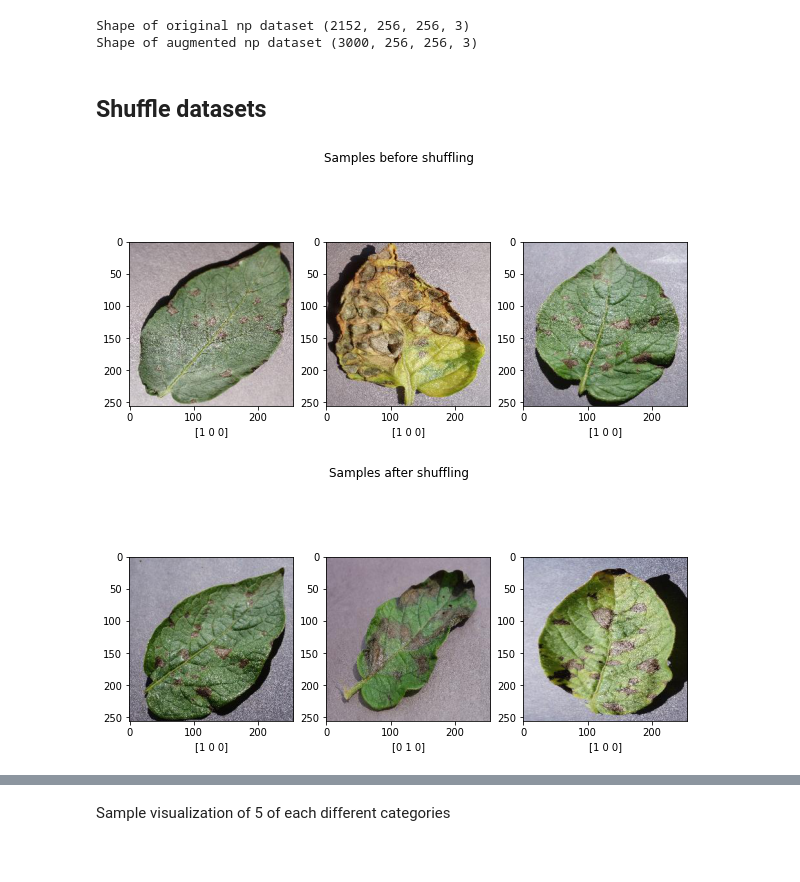
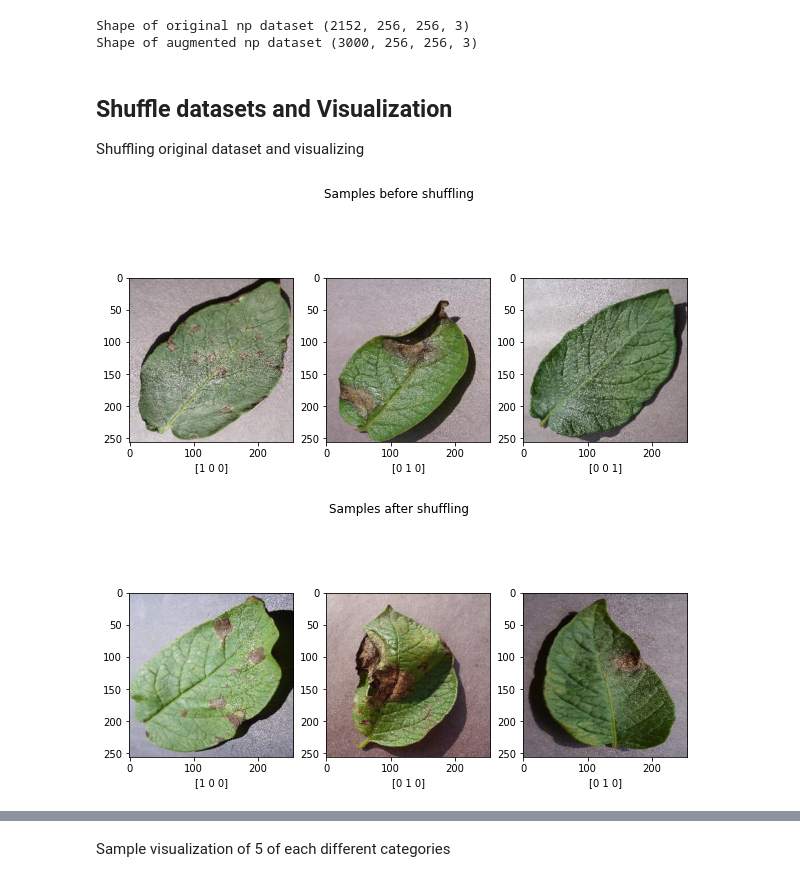
Before and after one commit to sayan0506/Agriculture-project-notes-and-references, a Jupyter notebook: Potato_Leaf_Classifer.ipynb, the cells around one changed output, grey strips where cells are left out. Cells and saved outputs as stored; diff of their text form; code cells hidden in the pictures.

```diff
--- a/Potato_Leaf_Classifer.ipynb
+++ b/Potato_Leaf_Classifer.ipynb
@@ -456,32 +490,34 @@ Sample binarized label:
 ## Converting images to numpy array and Normalizing
 # %%
 # numpy array for original image list
-np_image_list_original = np.array(image_list_original, dtype = np.float32)/255.0
+image_list_original = np.array(image_list_original, dtype = np.float32)/255.0
 
 # numpy array for augmented image list
-np_image_list_augmented = np.array(image_list_augmented, dtype = np.float32)/255.0
+image_list_augmented = np.array(image_list_augmented, dtype = np.float32)/255.0
 
-print(f'Shape of original np dataset {np_image_list_original.shape}')
-print(f'Shape of augmented np dataset {np_image_list_augmented.shape}')
+print(f'Shape of original np dataset {image_list_original.shape}')
+print(f'Shape of augmented np dataset {image_list_augmented.shape}')
 # %% [output]
 Shape of original np dataset (2152, 256, 256, 3)
 Shape of augmented np dataset (3000, 256, 256, 3)
 # %% [markdown]
-## Shuffle datasets
+## Shuffle datasets and Visualization
+
+Shuffling original dataset and visualizing
 # %%
-# shuffling original dataset
-x_original, y_original = shuffle(np_image_list_original, image_labels_original)
 fig1 = plt.figure(figsize = (10,5))
 fig1.suptitle('Samples before shuffling')
-fig1.add_subplot(131), plt.imshow(np_image_list_original[0]), plt.xlabel(image_labels_original[0])
-fig1.add_subplot(132), plt.imshow(np_image_list_original[1]), plt.xlabel(image_labels_original[1])
-fig1.add_subplot(133), plt.imshow(np_image_list_original[2]), plt.xlabel(image_labels_original[2])
+fig1.add_subplot(131), plt.imshow(image_list_original[0]), plt.xlabel(image_labels_original[0])
+fig1.add_subplot(132), plt.imshow(image_list_original[1000]), plt.xlabel(image_labels_original[1000])
+fig1.add_subplot(133), plt.imshow(image_list_original[2000]), plt.xlabel(image_labels_original[2000])
+# shuffling original dataset
+image_list_original, image_labels_original = shuffle(image_list_original, image_labels_original)
 fig2 = plt.figure(figsize = (10,5))
 fig2.suptitle('Samples after shuffling')
-fig2.add_subplot(131), plt.imshow(x_original[0]), plt.xlabel(y_original[0])
-fig2.add_subplot(132), plt.imshow(x_original[1]), plt.xlabel(y_original[1])
-fig2.add_subplot(133), plt.imshow(x_original[2]), plt.xlabel(y_original[2])
+fig2.add_subplot(131), plt.imshow(image_list_original[0]), plt.xlabel(image_labels_original[0])
+fig2.add_subplot(132), plt.imshow(image_list_original[1000]), plt.xlabel(image_labels_original[1000])
+fig2.add_subplot(133), plt.imshow(image_list_original[2000]), plt.xlabel(image_labels_original[2000])
 plt.show()
 # %% [output]
-[figure, old version]
+[figure, new version]
-[figure, old version]
+[figure, new version]
```
Also changed, not shown: parts of 13 cells of this notebook.
